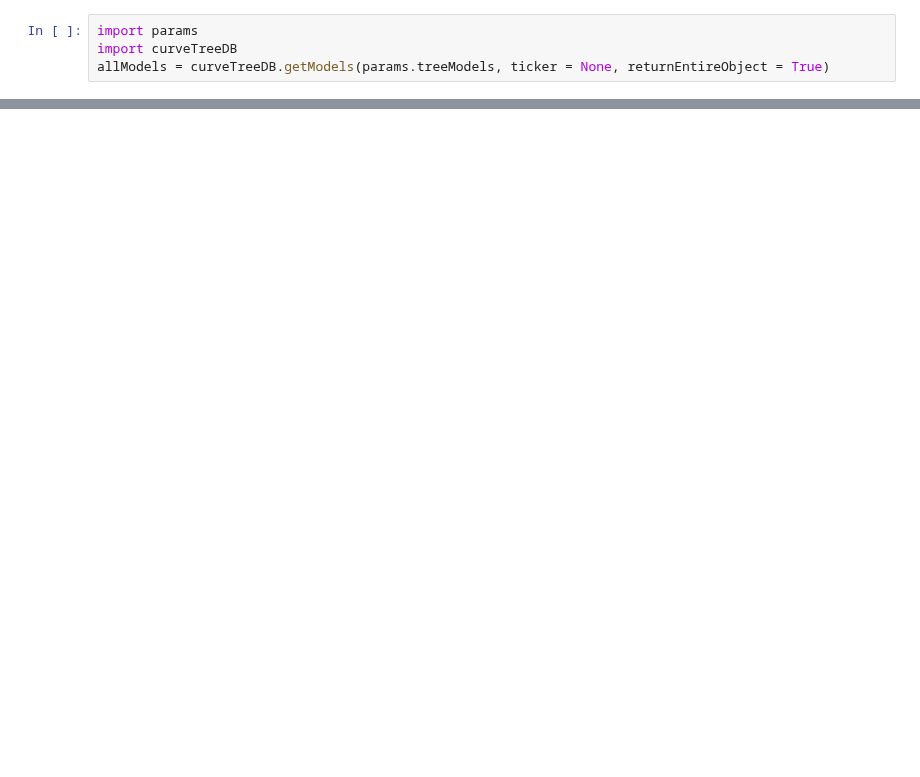
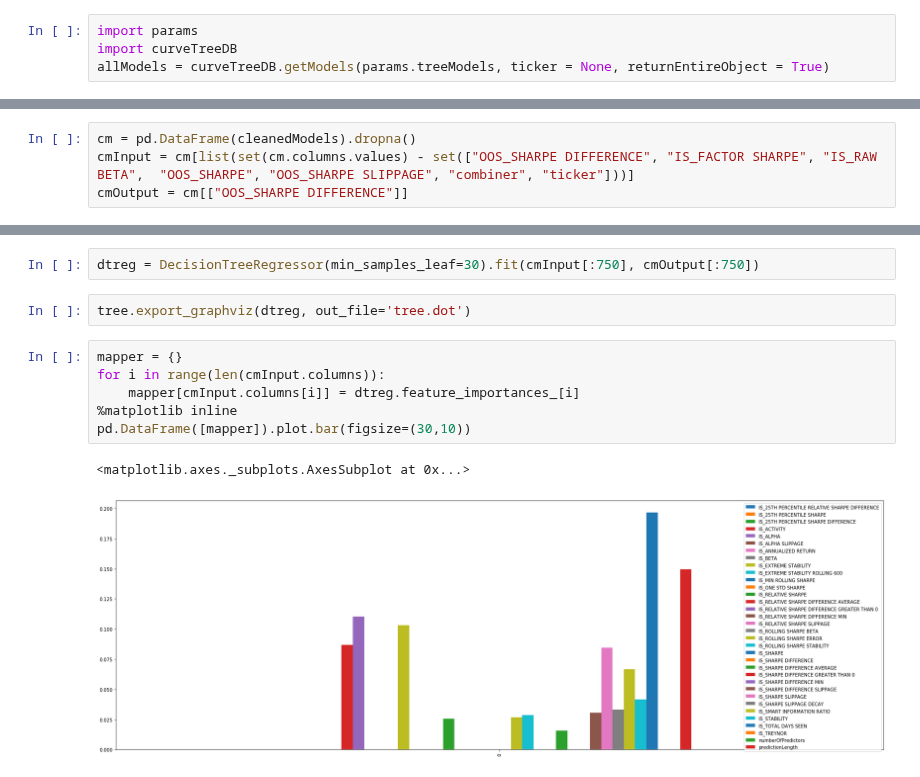
Before and after one commit to SignalBuilders/walkforwardTrader, a Jupyter notebook: Explore Data.ipynb, the cells around one changed output, grey strips where cells are left out. Cells and saved outputs as stored; diff of their text form; blank space fills up the shorter version.

Commit message:
examining model readouts

```diff
--- a/Explore Data.ipynb
+++ b/Explore Data.ipynb
@@ -61,0 +58,4 @@ IS_ALPHA SLIPPAGE
+# %%
+cm = pd.DataFrame(cleanedModels).dropna()
+cmInput = cm[list(set(cm.columns.values) - set(["OOS_SHARPE DIFFERENCE", "IS_FACTOR SHARPE", "IS_RAW BETA",  "OOS_SHARPE", "OOS_SHARPE SLIPPAGE", "combiner", "ticker"]))]
+cmOutput = cm[["OOS_SHARPE DIFFERENCE"]]
@@ -61,0 +132,13 @@ IS_ALPHA SLIPPAGE
+# %%
+dtreg = DecisionTreeRegressor(min_samples_leaf=30).fit(cmInput[:750], cmOutput[:750])
+# %%
+tree.export_graphviz(dtreg, out_file='tree.dot')
+# %%
+mapper = {}
+for i in range(len(cmInput.columns)):
+    mapper[cmInput.columns[i]] = dtreg.feature_importances_[i]
+%matplotlib inline
+pd.DataFrame([mapper]).plot.bar(figsize=(30,10))
+# %% [output]
+<matplotlib.axes._subplots.AxesSubplot at 0x...>
+[figure, added]
```
Also changed, not shown: parts of 9 cells of this notebook, 1 other file.
